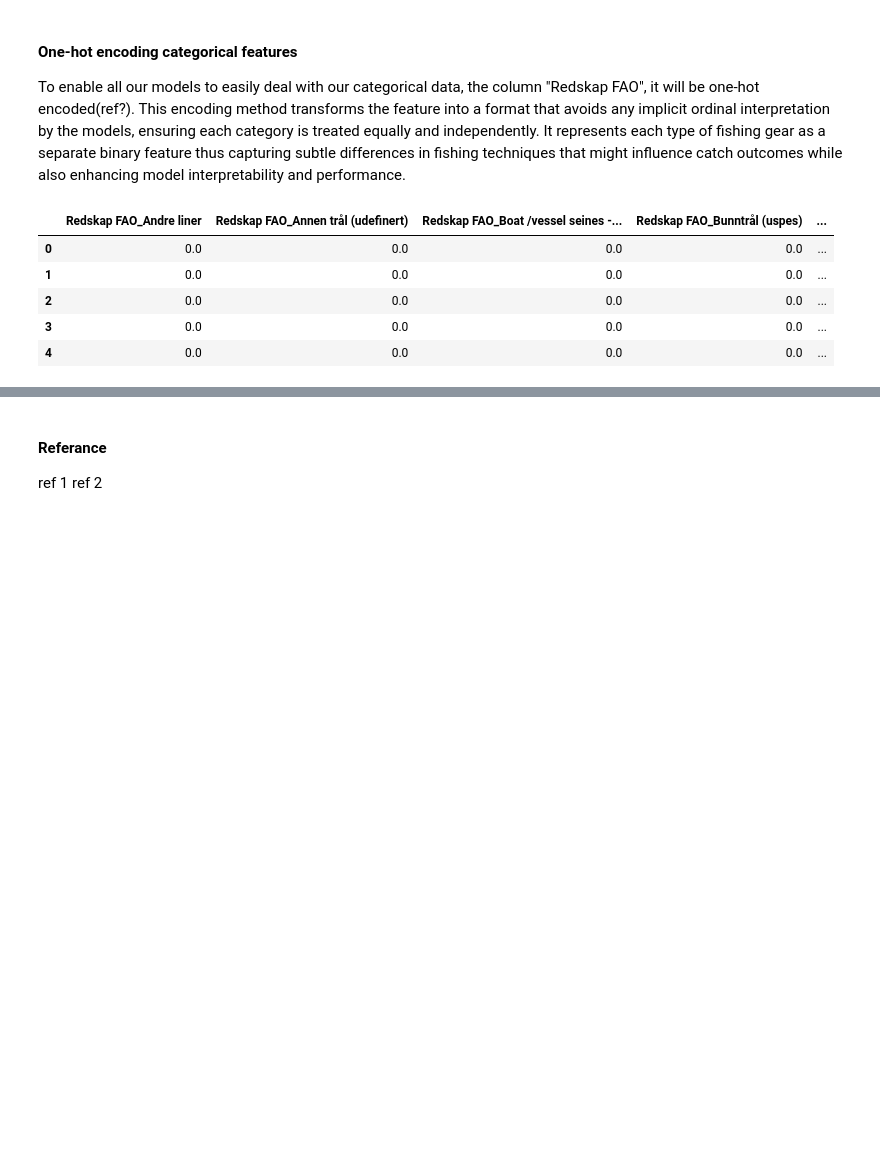
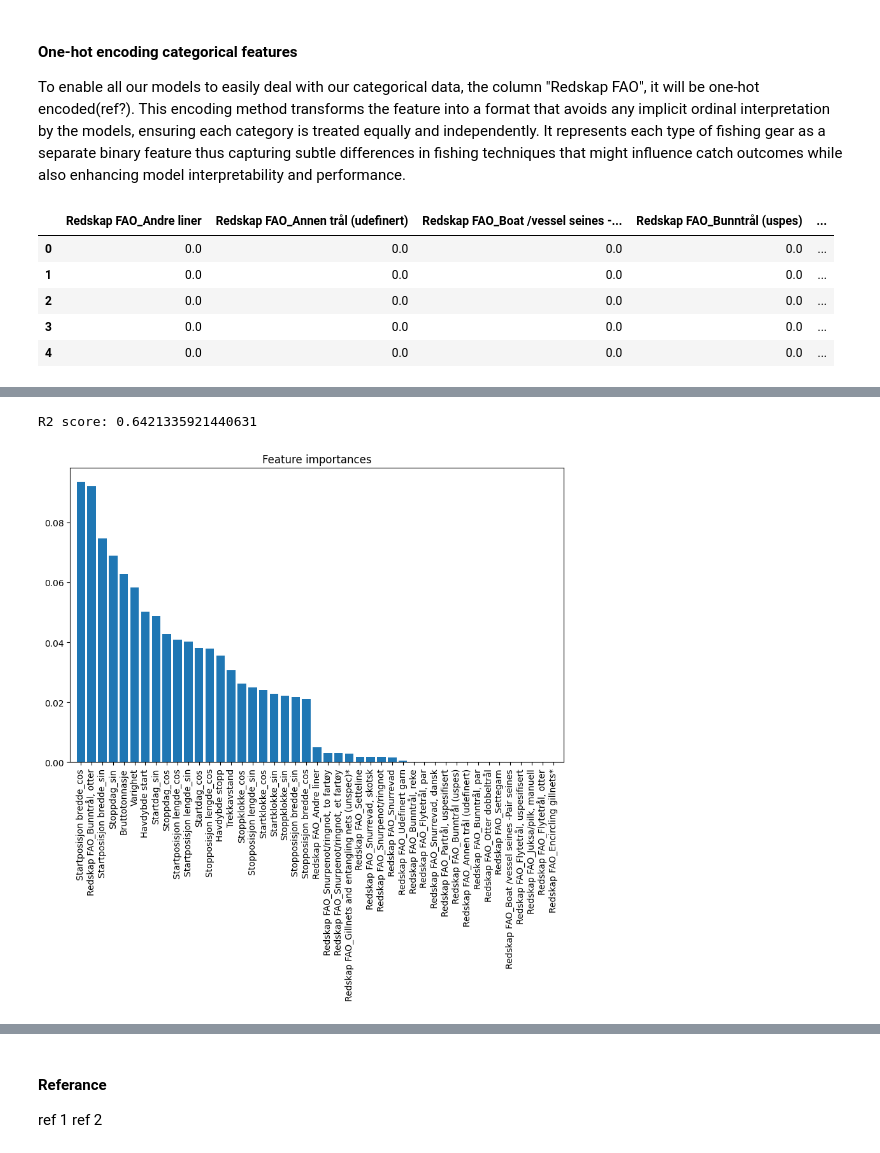
Before and after one commit to Pzorster/INFO284pzor, a Jupyter notebook: New.ipynb, the cells around one changed output, grey strips where cells are left out. Cells and saved outputs as stored; diff of their text form; code cells hidden in the pictures; blank space fills up the shorter version.

```diff
--- a/New.ipynb
+++ b/New.ipynb
@@ -929,0 +943,29 @@ Antall ord til her: 1864
+# %%
+# Running RFR model.
+# N_jobs parameter is set to -1 to let our computers run all processors so runtime is improved.
+def rfr_basic(train_x, train_y, val_X, val_y):
+    rfr_baseline =  RandomForestRegressor(n_jobs=-1, random_state=seed)
+    rfr_baseline.fit(train_x, train_y)
+    y_val_pred = rfr_baseline.predict(val_X)
+    r2_baseline = r2_score(val_y, y_val_pred)
+    print(f"R2 score: {r2_baseline}")
+    return rfr_baseline
+
+rfr_model = rfr_basic(X_train, y_train, X_val, y_val)
+# %% [output]
+R2 score: 0.6421335921440631
+# %%
+# Looking at feature importance of our model
+def rfr_features(model, train_x):
+    importances = model.feature_importances_
+    indices = np.argsort(importances)[::-1]
+    plt.figure(figsize=(10, 6))
+    plt.title("Feature importances")
+    plt.bar(range(train_x.shape[1]), importances[indices], align="center")
+    plt.xticks(range(train_x.shape[1]), train_x.columns[indices], rotation=90)
+    plt.xlim([-1, train_x.shape[1]])
+    plt.show()
+
+rfr_features(rfr_model, X_train)
+# %% [output]
+[figure, added]
```
Also changed, not shown: parts of 53 cells of this notebook.
